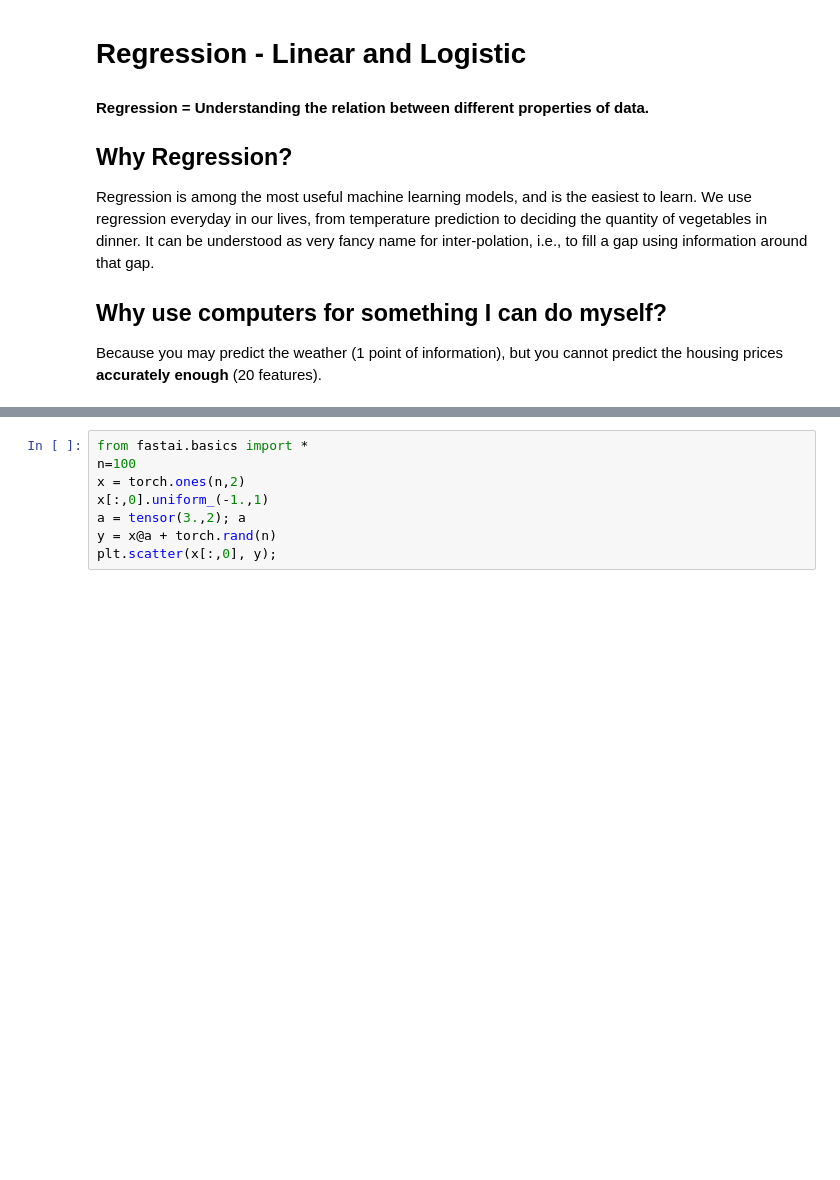
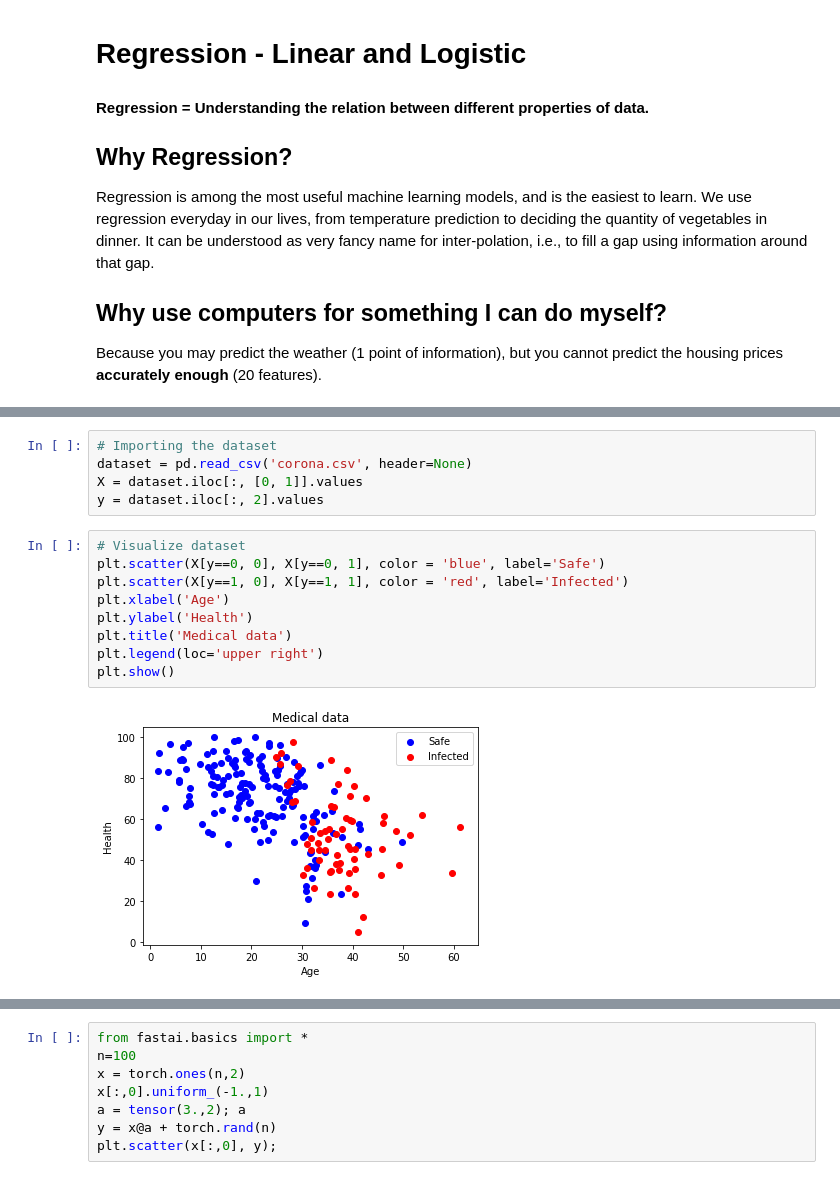
Before and after one commit to adityamanglik/OracleServiceCloud_MachineLearning, a Jupyter notebook: Regression.ipynb, the cells around one changed output, grey strips where cells are left out. Cells and saved outputs as stored; diff of their text form; blank space fills up the shorter version.

```diff
--- a/Regression.ipynb
+++ b/Regression.ipynb
@@ -12,0 +37,16 @@ Because you may predict the weather (1 point of information), but you cannot pre
+# %%
+# Importing the dataset
+dataset = pd.read_csv('corona.csv', header=None)
+X = dataset.iloc[:, [0, 1]].values
+y = dataset.iloc[:, 2].values
+# %%
+# Visualize dataset
+plt.scatter(X[y==0, 0], X[y==0, 1], color = 'blue', label='Safe')
+plt.scatter(X[y==1, 0], X[y==1, 1], color = 'red', label='Infected')
+plt.xlabel('Age')
+plt.ylabel('Health')
+plt.title('Medical data')
+plt.legend(loc='upper right')
+plt.show()
+# %% [output]
+[figure, added]
```
Also changed, not shown: parts of 26 cells of this notebook, 1 other file.
